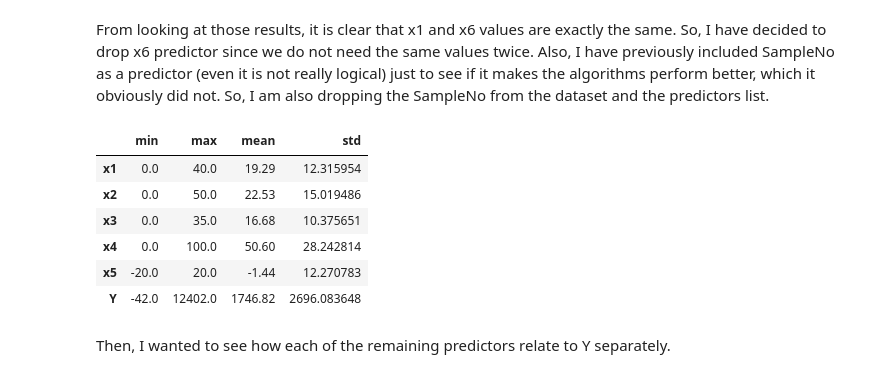
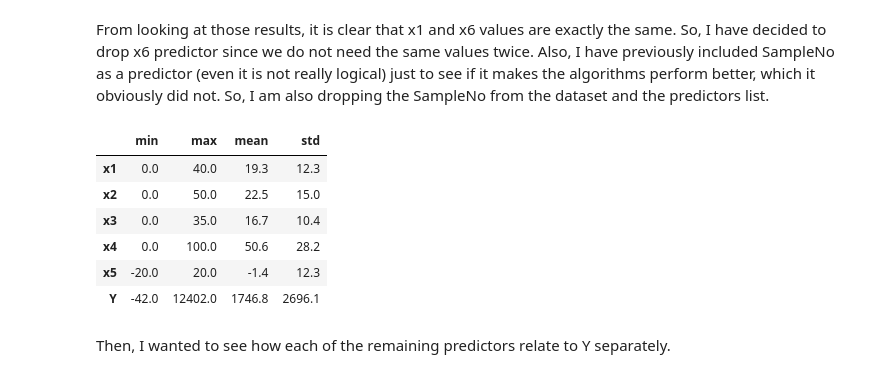
Before and after one commit to DefinitelyVixon/CE475-Project, a Jupyter notebook: Project.ipynb, the cells around one changed output. Cells and saved outputs as stored; diff of their text form; code cells hidden in the pictures.

```diff
--- a/Project.ipynb
+++ b/Project.ipynb
@@ -15,10 +15,11 @@ import seaborn as sns
 import pandas as pd
 import numpy as np
 
-np.set_printoptions(precision=3, suppress=True)
+pd.set_option("display.precision", 1)
+np.set_printoptions(precision=1, suppress=True)
 ecm = make_scorer(mean_absolute_error)
-ecm_name = 'mean_absolute_error'
-k_fold_value = 5
+ecm_name = 'mae'
+cv_value = None
 
 raw_dataset = pd.read_csv('dataset.csv', sep=',', skipinitialspace=True)
 dataset = raw_dataset.copy()
@@ -314,22 +432,25 @@ dropping the SampleNo from the dataset and the predictors list.
 # %%
 dataset = dataset.drop('x6', axis=1)
 predictors.remove('x6')
 
 dataset = dataset.drop('SampleNo', axis=1)
 predictors.remove('SampleNo')
 
 features, labels = dataset[predictors], dataset['Y']
 
+predictor_combinations = get_combinations(inputs=predictors)
+all_results_table = ModelResultsTable()
+
 table_heuristics = dataset.describe().transpose()[['min', 'max', 'mean', 'std']]
 display(table_heuristics)
 # %% [output]
 |  | min | max | mean | std |
-| x1 | 0.0 | 40.0 | 19.29 | 12.315954 |
-| x2 | 0.0 | 50.0 | 22.53 | 15.019486 |
-| x3 | 0.0 | 35.0 | 16.68 | 10.375651 |
-| x4 | 0.0 | 100.0 | 50.60 | 28.242814 |
-| x5 | -20.0 | 20.0 | -1.44 | 12.270783 |
-| Y | -42.0 | 12402.0 | 1746.82 | 2696.083648 |
+| x1 | 0.0 | 40.0 | 19.3 | 12.3 |
+| x2 | 0.0 | 50.0 | 22.5 | 15.0 |
+| x3 | 0.0 | 35.0 | 16.7 | 10.4 |
+| x4 | 0.0 | 100.0 | 50.6 | 28.2 |
+| x5 | -20.0 | 20.0 | -1.4 | 12.3 |
+| Y | -42.0 | 12402.0 | 1746.8 | 2696.1 |
 # %% [markdown]
 Then, I wanted to see how each of the remaining predictors relate to Y separately.
 # %%
```
Also changed, not shown: parts of 26 cells of this notebook.
